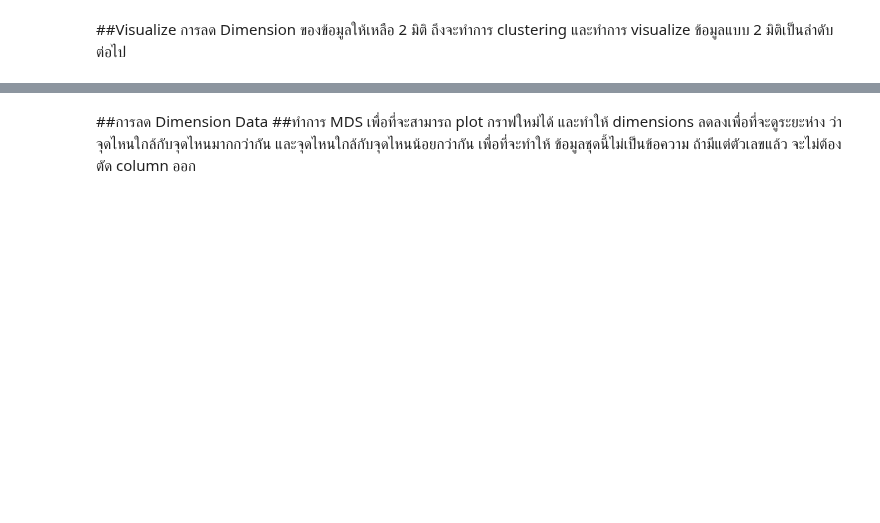
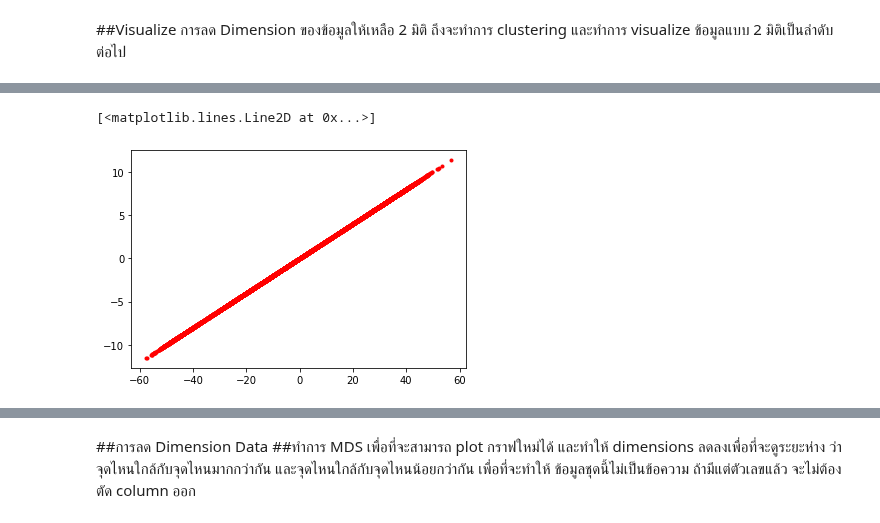
Before and after one commit to Jennapa-colab/multivariate, a Jupyter notebook: Multivariate_Exam.ipynb, the cells around one changed output, grey strips where cells are left out. Saved outputs shown, nothing was run; the diff lists cells and outputs as text; code cells hidden in the pictures; blank space fills up the shorter version.

```diff
--- a/Multivariate_Exam.ipynb
+++ b/Multivariate_Exam.ipynb
@@ -222,0 +317,5 @@ plt.ylabel('Silhouette Score');
+# %%
+plt.plot(Data.iloc[:,27],Data.iloc[:,25],'r.')
+# %% [output]
+[<matplotlib.lines.Line2D at 0x...>]
+[figure, added]
```
Also changed, not shown: parts of 32 cells of this notebook.
